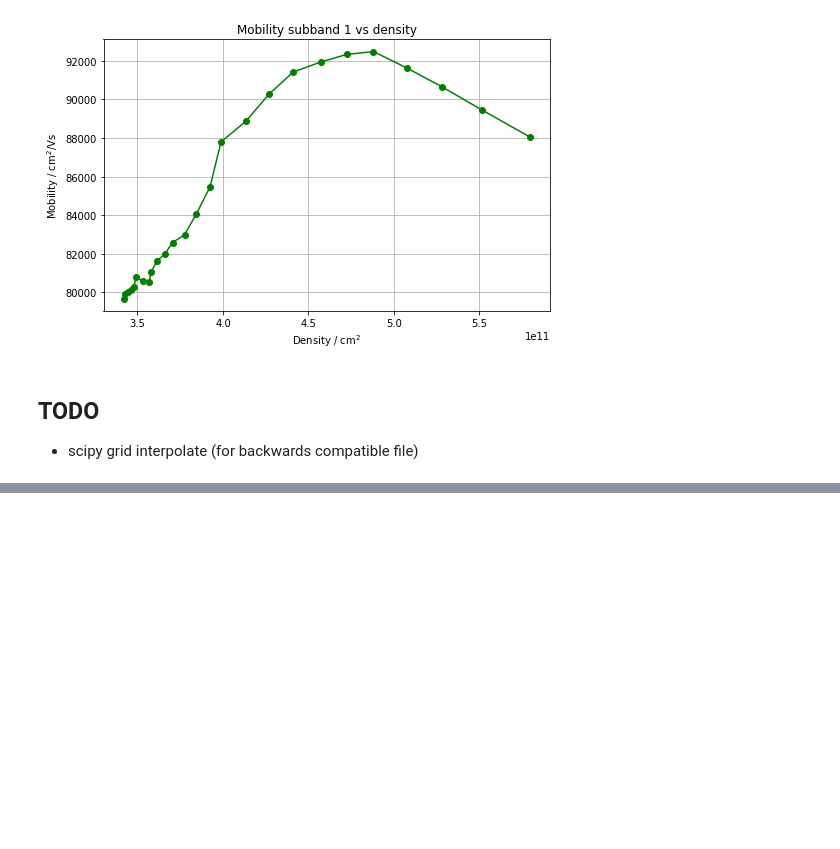
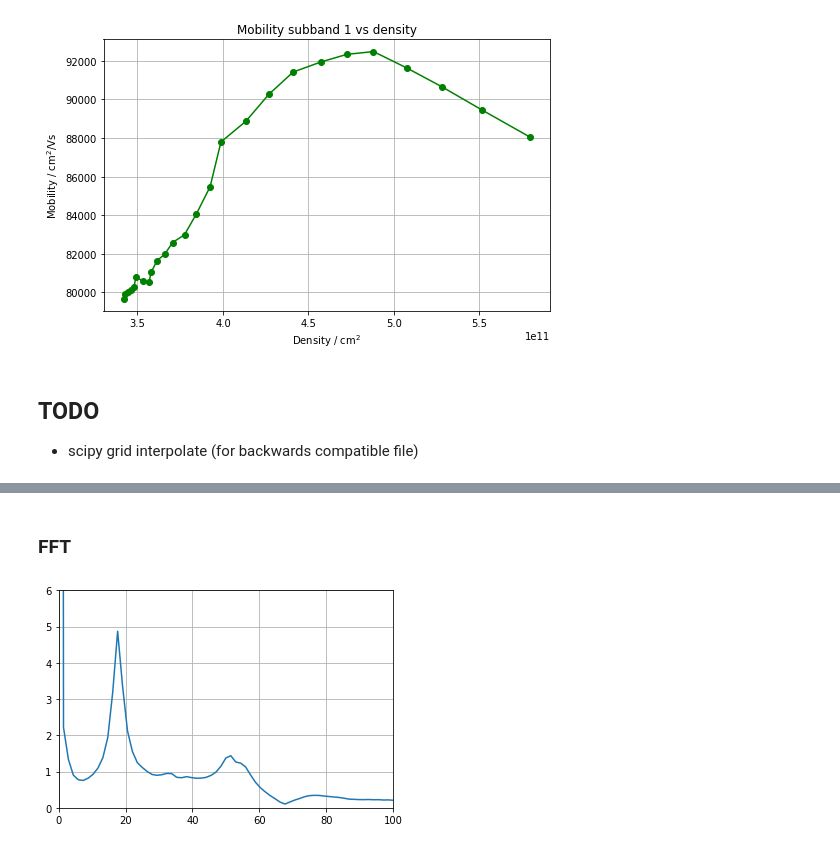
Before and after one commit to danielbouman/2deg, a Jupyter notebook: JSL49_01_hallbar_analysis.ipynb, the cells around one changed output, grey strips where cells are left out. Saved outputs shown, nothing was run; the diff lists cells and outputs as text; code cells hidden in the pictures; blank space fills up the shorter version.

```diff
--- a/JSL49_01_hallbar_analysis.ipynb
+++ b/JSL49_01_hallbar_analysis.ipynb
@@ -569,0 +595,18 @@ plt.plot(down_tdf['Measured Field / T'],down_tdf['AC Voltage xx / V'])
+# %% [markdown]
+### FFT
+# %%
+x = np.linspace(start,end,N)
+y = Vxx(x)
+yf = scipy.fftpack.fft(y)
+xf = np.linspace(0.0, 1.0/(2.0*dB), N//2)
+pyf = 2.0/N * np.abs(yf[:N//2])
+
+fig_fft, ax_fft = plt.subplots()
+ax_fft.plot(xf, pyf*1e6,'-')
+
+ax_fft.set_xlim(0,100)
+ax_fft.set_ylim(0,6)
+ax_fft.grid()
+plt.show()
+# %% [output]
+[figure, added]
```
Also changed, not shown: parts of 11 cells of this notebook, 1 other file.
